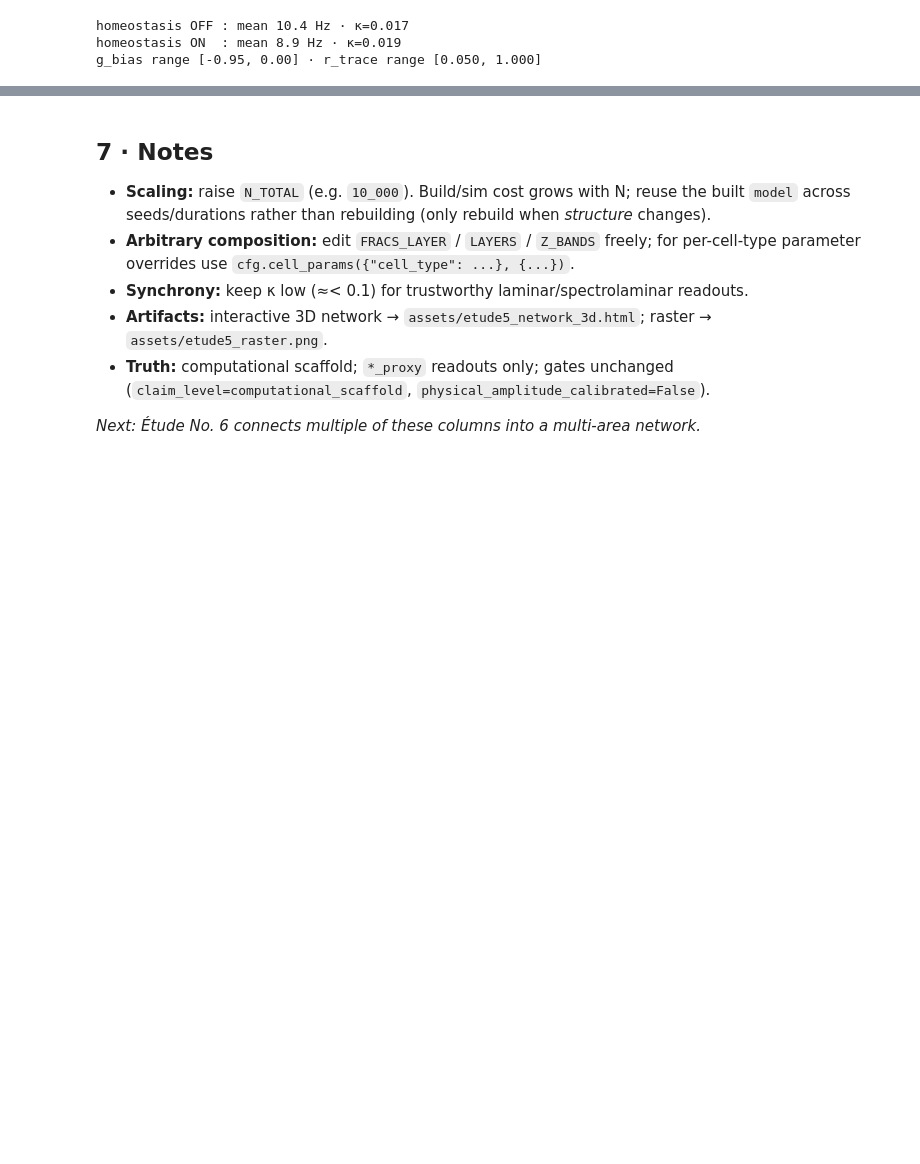
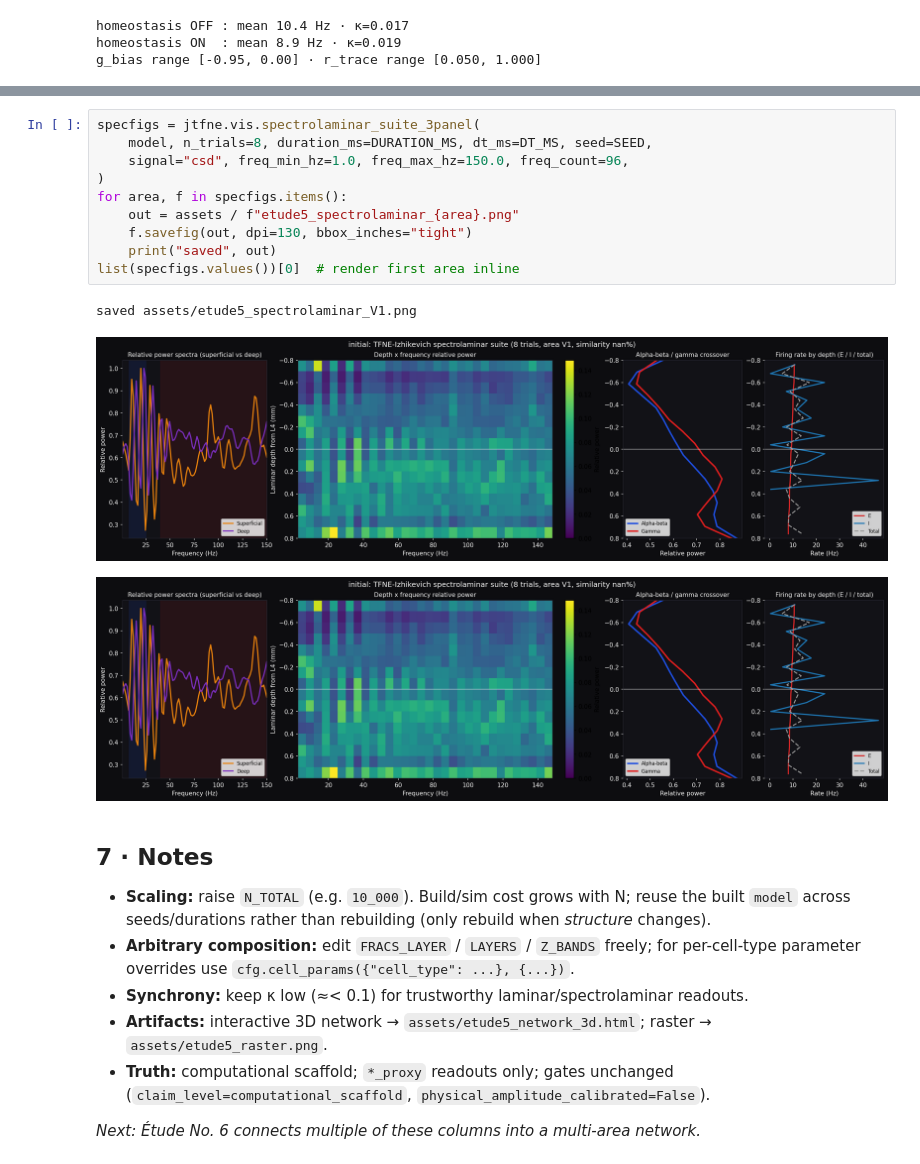
Before and after one commit to HNXJ/jaxfne, a Jupyter notebook: tutorials/etudes/jaxfne_etude_no_5_enhanced_biophysical_column.ipynb, the cells around one changed output, grey strips where cells are left out. Cells and saved outputs as stored; diff of their text form; blank space fills up the shorter version.

```diff
--- a/tutorials/etudes/jaxfne_etude_no_5_enhanced_biophysical_column.ipynb
+++ b/tutorials/etudes/jaxfne_etude_no_5_enhanced_biophysical_column.ipynb
@@ -202,3 +214,17 @@ g_bias range [-0.95, 0.00] · r_trace range [0.050, 1.000]
+# %%
+specfigs = jtfne.vis.spectrolaminar_suite_3panel(
+    model, n_trials=8, duration_ms=DURATION_MS, dt_ms=DT_MS, seed=SEED,
+    signal="csd", freq_min_hz=1.0, freq_max_hz=150.0, freq_count=96,
+)
+for area, f in specfigs.items():
+    out = assets / f"etude5_spectrolaminar_{area}.png"
+    f.savefig(out, dpi=130, bbox_inches="tight")
+    print("saved", out)
+list(specfigs.values())[0]  # render first area inline
+# %% [output]
+saved assets/etude5_spectrolaminar_V1.png
+[figure, added]
+[figure, added]
 # %% [markdown]
 ## 7 · Notes
 
```
Also changed, not shown: parts of 1 cell of this notebook, 3 other files.
